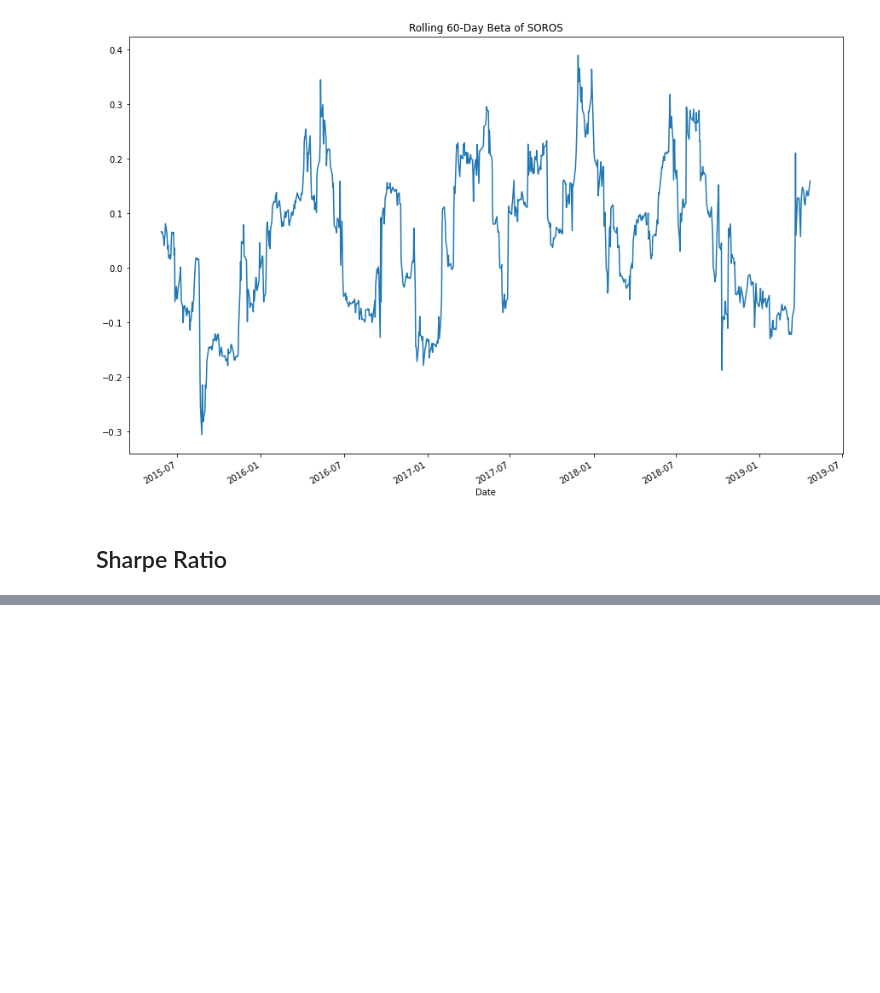
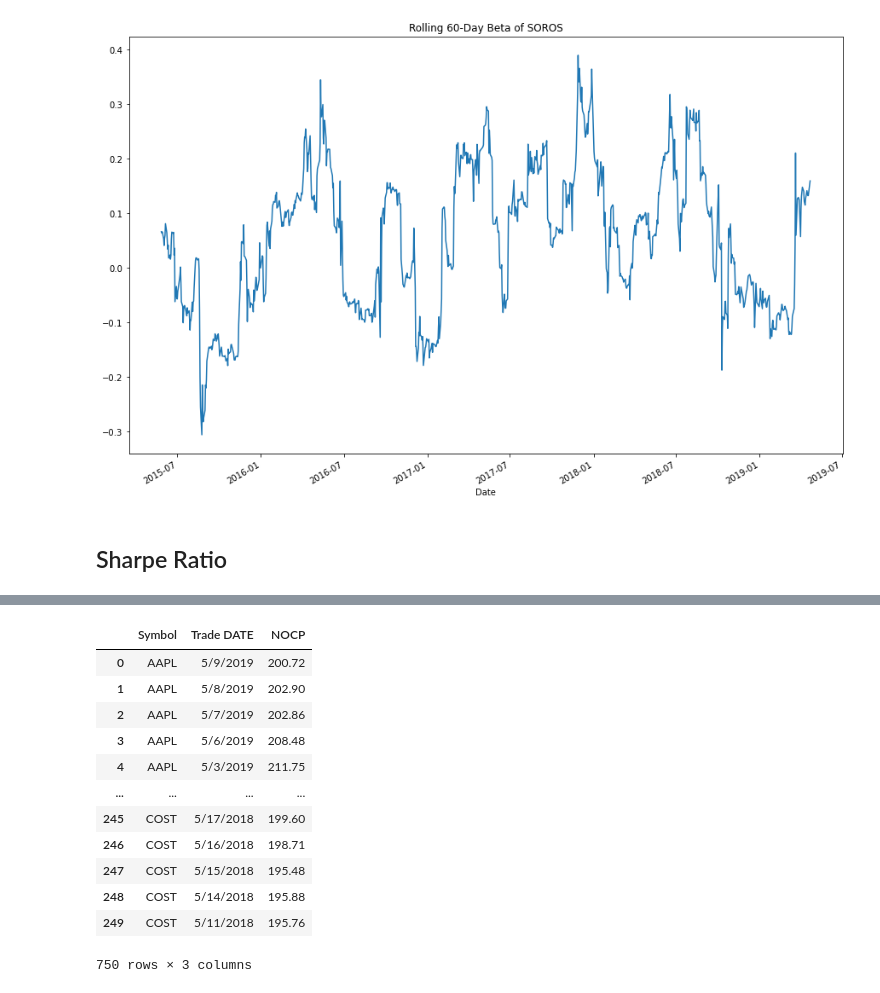
Before and after one commit to bodemuse/A-Whale-Off-The-Portfolio, a Jupyter notebook: A Whale Off The Portfolio (1).ipynb, the cells around one changed output, grey strips where cells are left out. Drawn from its saved outputs; the diff is of its cells as text; code cells hidden in the pictures; blank space fills up the shorter version.

```diff
--- a/A Whale Off The Portfolio (1).ipynb
+++ b/A Whale Off The Portfolio (1).ipynb
@@ -234,0 +240,23 @@ sharpe_ratios.plot(kind="bar", figsize =(15,10), title="Sharpe Ratios")
+# %%
+#Read CSV files
+
+aapl = pd.read_csv("aapl_historical.csv")
+goog = pd.read_csv('goog_historical.csv')
+costco = pd.read_csv('cost_historical.csv')
+# %%
+custom_portfolio = pd.concat([aapl, goog, costco], axis = 0, join = 'inner')
+custom_portfolio
+# %% [output]
+|  | Symbol | Trade DATE | NOCP |
+| 0 | AAPL | 5/9/2019 | 200.72 |
+| 1 | AAPL | 5/8/2019 | 202.90 |
+| 2 | AAPL | 5/7/2019 | 202.86 |
+| 3 | AAPL | 5/6/2019 | 208.48 |
+| 4 | AAPL | 5/3/2019 | 211.75 |
+| ... | ... | ... | ... |
+| 245 | COST | 5/17/2018 | 199.60 |
+| 246 | COST | 5/16/2018 | 198.71 |
+| 247 | COST | 5/15/2018 | 195.48 |
+| 248 | COST | 5/14/2018 | 195.88 |
+| 249 | COST | 5/11/2018 | 195.76 |
+750 rows × 3 columns
```
Also changed, not shown: parts of 4 cells of this notebook.
